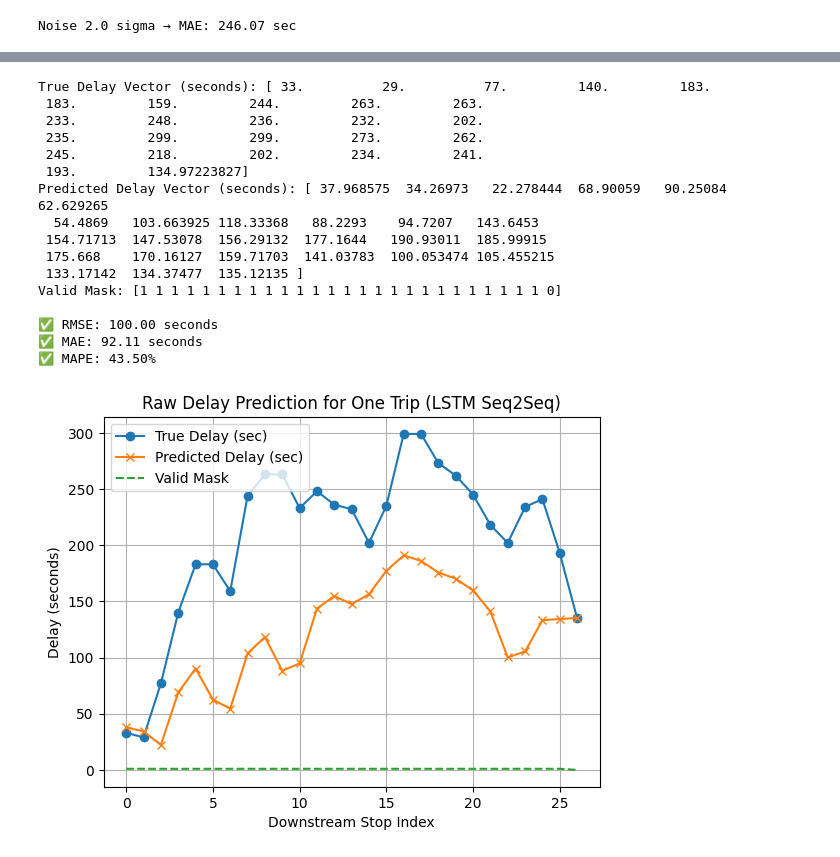
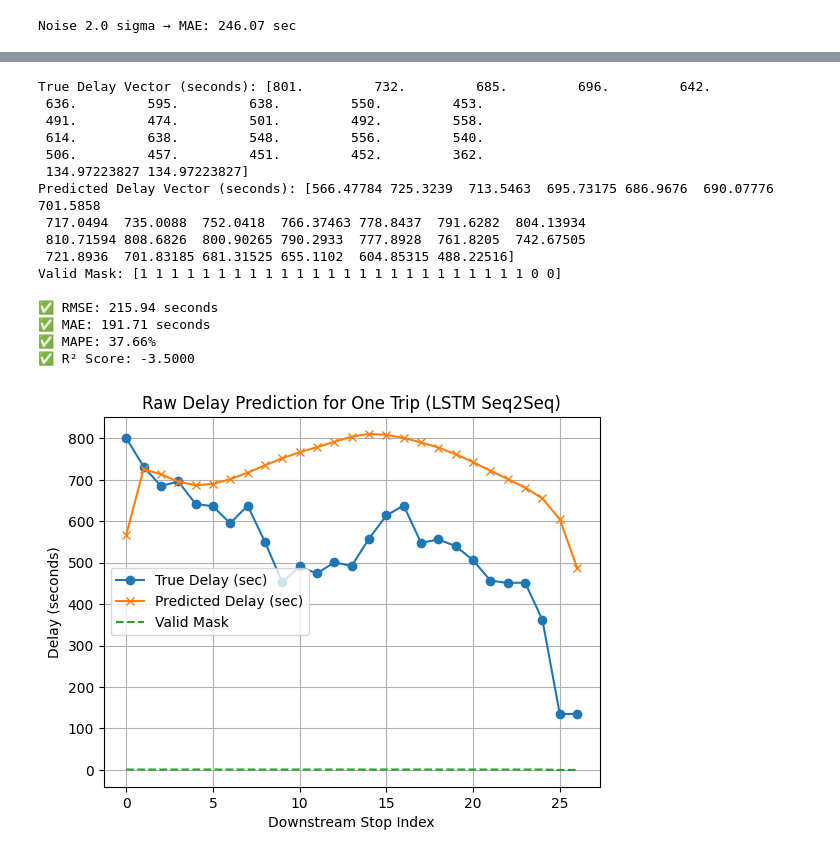
Before and after one commit to Zhiyuan-03/AI_in_Transportation_Exercise, a Jupyter notebook: Project1.ipynb, the cells around one changed output, grey strips where cells are left out. Saved outputs shown, nothing was run; the diff lists cells and outputs as text; code cells hidden in the pictures.

```diff
--- a/Project1.ipynb
+++ b/Project1.ipynb
@@ -1204,67 +1266,69 @@ Epoch 6/30
 # %%
 from sklearn.preprocessing import StandardScaler
-from sklearn.metrics import mean_squared_error, mean_absolute_error
+from sklearn.metrics import mean_squared_error, mean_absolute_error, r2_score
 import numpy as np
 import matplotlib.pyplot as plt
 import pandas as pd
 
-# Load original, unscaled data
+# --- Load original, unscaled data ---
 df_raw = pd.read_csv('Dataset-PT.csv', skiprows=1)
 
-# Fit scaler on raw arrival_delay values
+# --- Fit scaler on raw arrival_delay values ---
 scaler_arrival = StandardScaler()
 scaler_arrival.fit(df_raw[['arrival_delay']])
 
-i = 0  # sample index
+# --- Select sample index ---
+i = 27  # Change this to evaluate a different trip
 
-# Replace pred_lgb with your LSTM predictions
-# Ensure pred_seq is shaped like (num_samples, num_horizons)
+# --- Inverse transform predictions and ground truth ---
 true_raw = scaler_arrival.inverse_transform(y_test[i].reshape(-1, 1)).flatten()
 pred_raw = scaler_arrival.inverse_transform(pred_seq[i].reshape(-1, 1)).flatten()
 mask = mask_test[i].astype(bool)
 
-# Filter valid entries
+# --- Filter valid entries ---
 true_valid = true_raw[mask]
 pred_valid = pred_raw[mask]
 
-# Compute metrics
+# --- Compute metrics ---
 rmse = np.sqrt(mean_squared_error(true_valid, pred_valid))
 mae = mean_absolute_error(true_valid, pred_valid)
 mape = np.mean(np.abs((true_valid - pred_valid) / np.maximum(np.abs(true_valid), 1e-5))) * 100
+r2 = r2_score(true_valid, pred_valid)
 
-# Print results
+# --- Print results ---
 print("True Delay Vector (seconds):", true_raw)
 print("Predicted Delay Vector (seconds):", pred_raw)
 print("Valid Mask:", mask_test[i])
 print(f"\n✅ RMSE: {rmse:.2f} seconds")
 print(f"✅ MAE: {mae:.2f} seconds")
 print(f"✅ MAPE: {mape:.2f}%")
+print(f"✅ R² Score: {r2:.4f}")
 
-# Plot
+# --- Plot results ---
 plt.plot(true_raw, label="True Delay (sec)", marker='o')
 plt.plot(pred_raw, label="Predicted Delay (sec)", marker='x')
 plt.plot(mask_test[i], label="Valid Mask", linestyle="--")
 plt.title("Raw Delay Prediction for One Trip (LSTM Seq2Seq)")
 plt.xlabel("Downstream Stop Index")
 plt.ylabel("Delay (seconds)")
 plt.legend()
 plt.grid(True)
 plt.show()
 # %% [output]
-True Delay Vector (seconds): [ 33.          29.          77.         140.         183.
- 183.         159.         244.         263.         263.
- 233.         248.         236.         232.         202.
- 235.         299.         299.         273.         262.
- 245.         218.         202.         234.         241.
- 193.         134.97223827]
-Predicted Delay Vector (seconds): [ 37.968575  34.26973   22.278444  68.90059   90.25084   62.629265
-  54.4869   103.663925 118.33368   88.2293    94.7207   143.6453
- 154.71713  147.53078  156.29132  177.1644   190.93011  185.99915
- 175.668    170.16127  159.71703  141.03783  100.053474 105.455215
- 133.17142  134.37477  135.12135 ]
-Valid Mask: [1 1 1 1 1 1 1 1 1 1 1 1 1 1 1 1 1 1 1 1 1 1 1 1 1 1 0]
+True Delay Vector (seconds): [801.         732.         685.         696.         642.
+ 636.         595.         638.         550.         453.
+ 491.         474.         501.         492.         558.
+ 614.         638.         548.         556.         540.
+ 506.         457.         451.         452.         362.
+ 134.97223827 134.97223827]
+Predicted Delay Vector (seconds): [566.47784 725.3239  713.5463  695.73175 686.9676  690.07776 701.5858
+ 717.0494  735.0088  752.0418  766.37463 778.8437  791.6282  804.13934
+ 810.71594 808.6826  800.90265 790.2933  777.8928  761.8205  742.67505
+ 721.8936  701.83185 681.31525 655.1102  604.85315 488.22516]
+Valid Mask: [1 1 1 1 1 1 1 1 1 1 1 1 1 1 1 1 1 1 1 1 1 1 1 1 1 0 0]
 
-✅ RMSE: 100.00 seconds
-✅ MAE: 92.11 seconds
-✅ MAPE: 43.50%
+✅ RMSE: 215.94 seconds
+✅ MAE: 191.71 seconds
+✅ MAPE: 37.66%
+✅ R² Score: -3.5000
-[figure, old version]
+[figure, new version]
```
Also changed, not shown: parts of 8 cells of this notebook.
